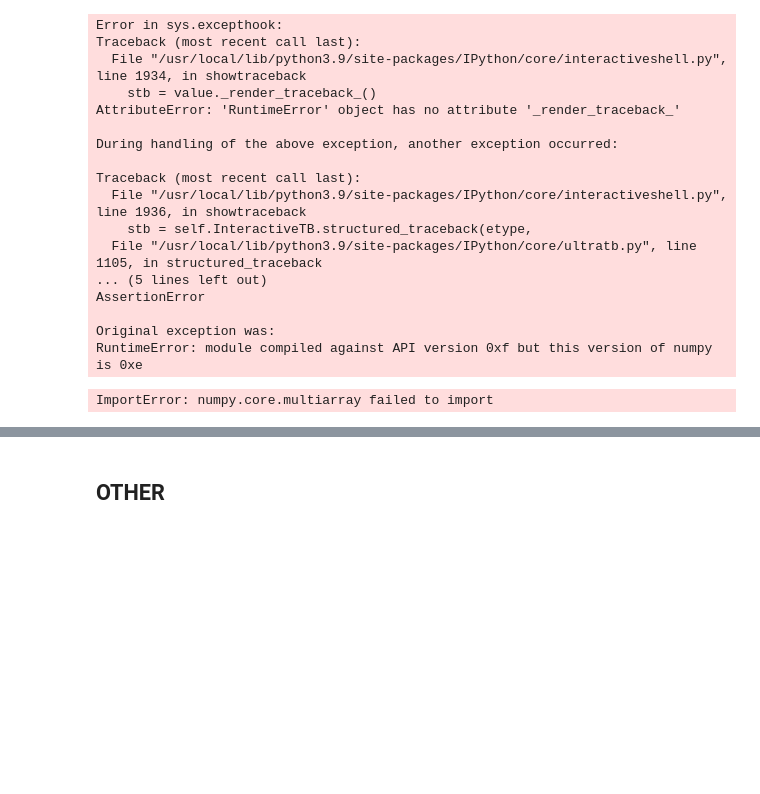
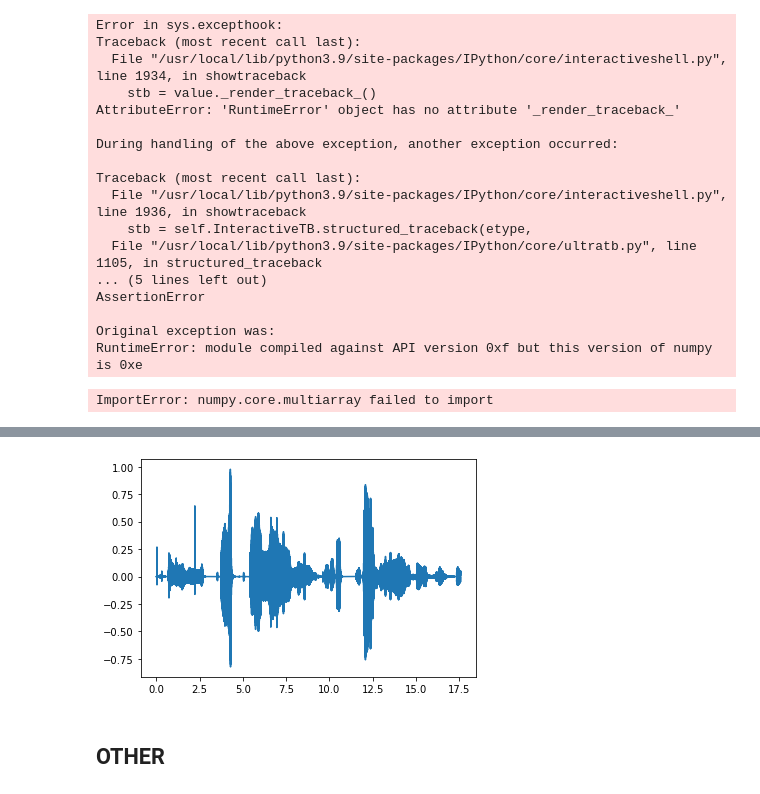
Before and after one commit to fortesfr/ToastMaster_Apps, a Jupyter notebook: TM_Neurotic.ipynb, the cells around one changed output, grey strips where cells are left out. Cells and saved outputs as stored; diff of their text form; code cells hidden in the pictures; blank space fills up the shorter version.

```diff
--- a/TM_Neurotic.ipynb
+++ b/TM_Neurotic.ipynb
@@ -169,3 +149,19 @@ data, samplerate = sf.
+# %%
+data, samplerate = sf.read(wavFile)
+
+n = len(data)
+Fs = samplerate
+
+ch1 = np.array([data[i][0] for i in range (n)])
+ch2 = np.array([data[i][1] for i in range (n)])
+
+time_axis = np.linspace(0, n/Fs, n, endpoint =False)
+sound_axis = ch1
+
+plt.plot(time_axis, sound_axis)
+plt.show()
+# %% [output]
+[figure, added]
 # %% [markdown]
 ## OTHER
 # %% [markdown]
```
Also changed, not shown: parts of 4 cells of this notebook.
